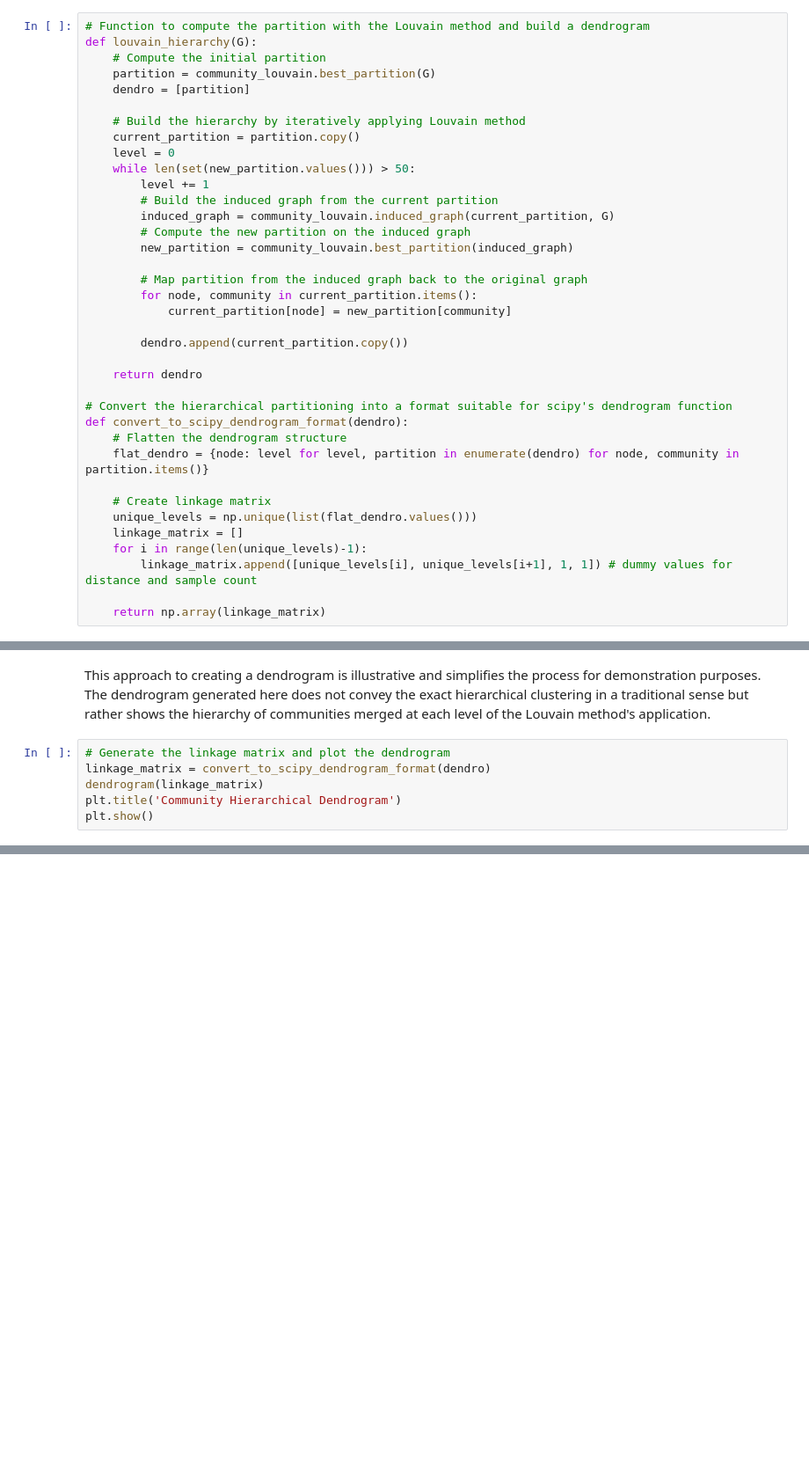
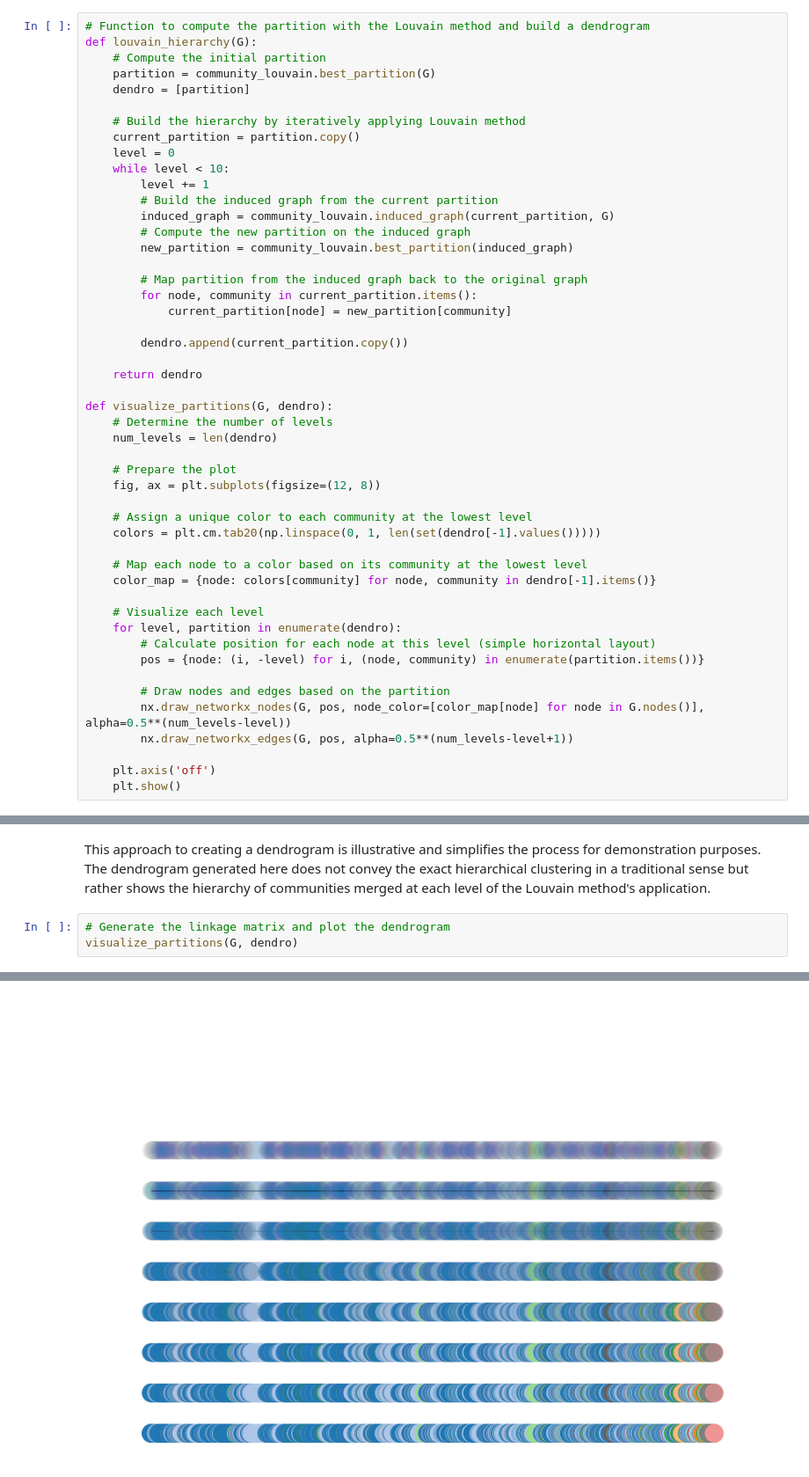
Before and after one commit to KyoKii02/CPSC572-Project, a Jupyter notebook: community_detection.ipynb, the cells around one changed output, grey strips where cells are left out. Shown: that part at 88% size. Cells and saved outputs as stored; diff of their text form; blank space fills up the shorter version.

Commit message:
Visualize not dendo

```diff
--- a/community_detection.ipynb
+++ b/community_detection.ipynb
@@ -34,7 +34,7 @@ def louvain_hierarchy(G):
     # Build the hierarchy by iteratively applying Louvain method
     current_partition = partition.copy()
     level = 0
-    while len(set(new_partition.values())) > 50:
+    while level < 10:
         level += 1
         # Build the induced graph from the current partition
         induced_graph = community_louvain.induced_graph(current_partition, G)
@@ -49,18 +49,30 @@ def louvain_hierarchy(G):
 
     return dendro
 
-# Convert the hierarchical partitioning into a format suitable for scipy's dendrogram function
-def convert_to_scipy_dendrogram_format(dendro):
-    # Flatten the dendrogram structure
-    flat_dendro = {node: level for level, partition in enumerate(dendro) for node, community in partition.items()}
+def visualize_partitions(G, dendro):
+    # Determine the number of levels
+    num_levels = len(dendro)
 
-    # Create linkage matrix
-    unique_levels = np.unique(list(flat_dendro.values()))
-    linkage_matrix = []
-    for i in range(len(unique_levels)-1):
-        linkage_matrix.append([unique_levels[i], unique_levels[i+1], 1, 1]) # dummy values for distance and sample count
+    # Prepare the plot
+    fig, ax = plt.subplots(figsize=(12, 8))
 
-    return np.array(linkage_matrix)
+    # Assign a unique color to each community at the lowest level
+    colors = plt.cm.tab20(np.linspace(0, 1, len(set(dendro[-1].values()))))
+
+    # Map each node to a color based on its community at the lowest level
+    color_map = {node: colors[community] for node, community in dendro[-1].items()}
+
+    # Visualize each level
+    for level, partition in enumerate(dendro):
+        # Calculate position for each node at this level (simple horizontal layout)
+        pos = {node: (i, -level) for i, (node, community) in enumerate(partition.items())}
+
+        # Draw nodes and edges based on the partition
+        nx.draw_networkx_nodes(G, pos, node_color=[color_map[node] for node in G.nodes()], alpha=0.5**(num_levels-level))
+        nx.draw_networkx_edges(G, pos, alpha=0.5**(num_levels-level+1))
+
+    plt.axis('off')
+    plt.show()
 # %%
 G = load_graph("spotify_AugWeek1.graphml")
 # %% [output]
@@ -74,8 +84,5 @@ KeyboardInterrupt:
 This approach to creating a dendrogram is illustrative and simplifies the process for demonstration purposes. The dendrogram generated here does not convey the exact hierarchical clustering in a traditional sense but rather shows the hierarchy of communities merged at each level of the Louvain method's application.
 # %%
 # Generate the linkage matrix and plot the dendrogram
-linkage_matrix = convert_to_scipy_dendrogram_format(dendro)
-dendrogram(linkage_matrix)
-plt.title('Community Hierarchical Dendrogram')
-plt.show()
+visualize_partitions(G, dendro)
 # %% [output]
@@ -82,0 +89 @@ NameError: name 'dendro' is not defined
+[figure, added]
```
Also changed, not shown: parts of 2 cells of this notebook.
